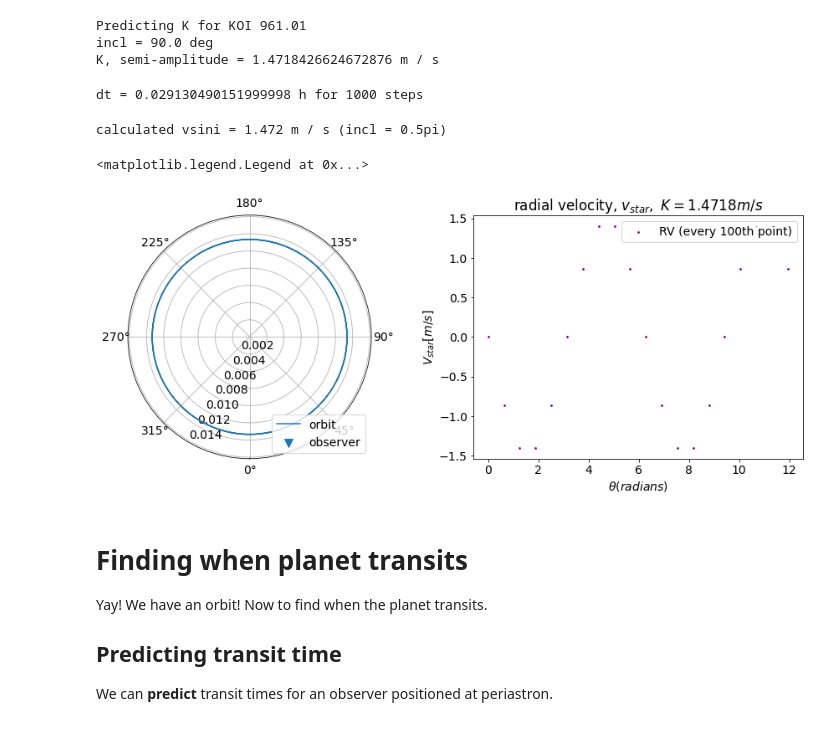
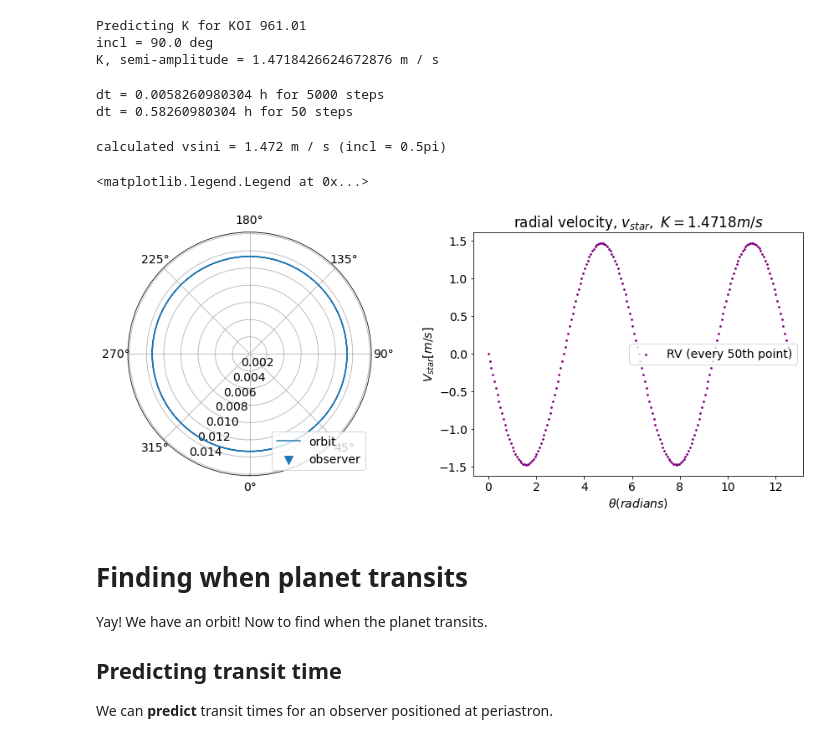
Before and after one commit to namagu/rossiter-mclaughlin-coaddventure, a Jupyter notebook: rv_from_scratch.ipynb, the cells around one changed output. Drawn from its saved outputs; the diff is of its cells as text; code cells hidden in the pictures.

```diff
--- a/rv_from_scratch.ipynb
+++ b/rv_from_scratch.ipynb
@@ -166,8 +166,13 @@ def set_up_star(star, custom=False):
 
     K = ((2 * math.pi * const.G) / P)**(1/3) * ((mp * math.sin(incl))/(mp + mstar)**(2/3)) / (math.sqrt(1 - e**2))
     print(f"K, semi-amplitude = {K.decompose()}")
+# %%
+noise = 0
+t_array = np.linspace(0, P*nP, n*nP).value  # array of time steps from 0 to P
+t_scatter = np.random.normal(0, noise, t_array.shape)
+t_array += t_scatter
 # %%
-def kepler_solver(n, P, nP, theta0, r0):
+def kepler_solver(n, P, nP, theta0, r0, noise=0):
     """
     Solve for r, theta at range of times, t
 
@@ -177,6 +182,7 @@ def kepler_solver(n, P, nP, theta0, r0):
       nP, number of periods
       theta0, initial theta(t=0)
       r0, initial r(t=0) [AU]
+      noise, value of scatter in time (ex. 0.01)
 
     Returns:
       arrays of r, theta values and x, y values
@@ -190,7 +196,10 @@ def kepler_solver(n, P, nP, theta0, r0):
 
     dt = P / n        # duration of time step
     print(f"dt = {dt.to(u.hr)} for {n} steps")
-    t_array = np.linspace(0, P*nP, n*nP)  # array of time steps from 0 to P
+    t_array = np.linspace(0, P*nP, n*nP).value  # array of time steps from 0 to P
+    t_scatter = np.random.normal(0, noise, t_array.shape)
+    t_array += t_scatter
+    t_array = t_array * u.d
 
     # initialize array of longitudes for each time step
     thetas = np.zeros(len(t_array))
@@ -299,13 +308,17 @@ r0 = a * (1 - e)  # initial planet position, default: periastron
 
 
 # initialize kepler solving
-n = 1000         # number of steps
+n = 5000         # number of steps
 nP = 2            # number of periodts the time goes for
 
 # solve kepler equation
 t_array, r, thetas, x, y, z = kepler_solver(n, P, nP, theta0, r0)
+
+# estimate observed measurements
+t_obs, ro, thetaso, xo, yo, zo = kepler_solver(n//100, P, nP, theta0, r0, 0.08)
 # %% [output]
-dt = 0.029130490151999998 h for 1000 steps
+dt = 0.0058260980304 h for 5000 steps
+dt = 0.58260980304 h for 50 steps
 # %%
 # calculate radial velocity
 vv = np.sqrt(const.G * mstar * ((2/r) - (1/a)))
@@ -341,35 +357,35 @@ ax.legend(loc='lower right')
 ax.grid(True)
 
 # ---------------------------------------------------------------- #
 
 # plot RV curve
 ax2 = fig.add_subplot(122)
 
 plt_theta = True
 
 # actual radial velocity
-skip = 100
+skip = 50
 if plt_theta:
     ax2.scatter(thetas[::skip], rv[::skip],
                 s=3, c='purple', label=f"RV (every {skip}th point)")
     ax2.set_xlabel(r"$\theta (radians)$")
 else:
     ax2.scatter(t_array[::skip].to(u.day), rv[::skip],
                 s=3, c='purple', label=f"RV (every {skip}th point)")
     #ax2.set_xlabel(r"$time (day)$")
     #ax2.plot(t_array[::skip].to(u.day), rv[::skip],
     #           c='purple', lw=1, alpha=0.7, ls='dashed',label=f"RV, star only")
 
 # formatting
 ax2.set_title(r"radial velocity, $v_{star}," + f"~K = {K.decompose():.5}$")
 ax2.set_ylabel(r"$V_{star} [m/s]$")
 
 #ax2.set_xlim(0, 1.01*P.value)
 #ax.set_ylim(-1,1)
 plt.legend()
 # %% [output]
 <matplotlib.legend.Legend at 0x...>
-[figure, old version]
+[figure, new version]
 # %%
 header = f"""Planet: Rp = {rp}, M_p = {mp}
 Star: Rstar = {rstar}, Mstar = {mstar}, P_rot = {Pstar}, phistar = {phi_star}
```
Also changed, not shown: parts of 11 cells of this notebook.
